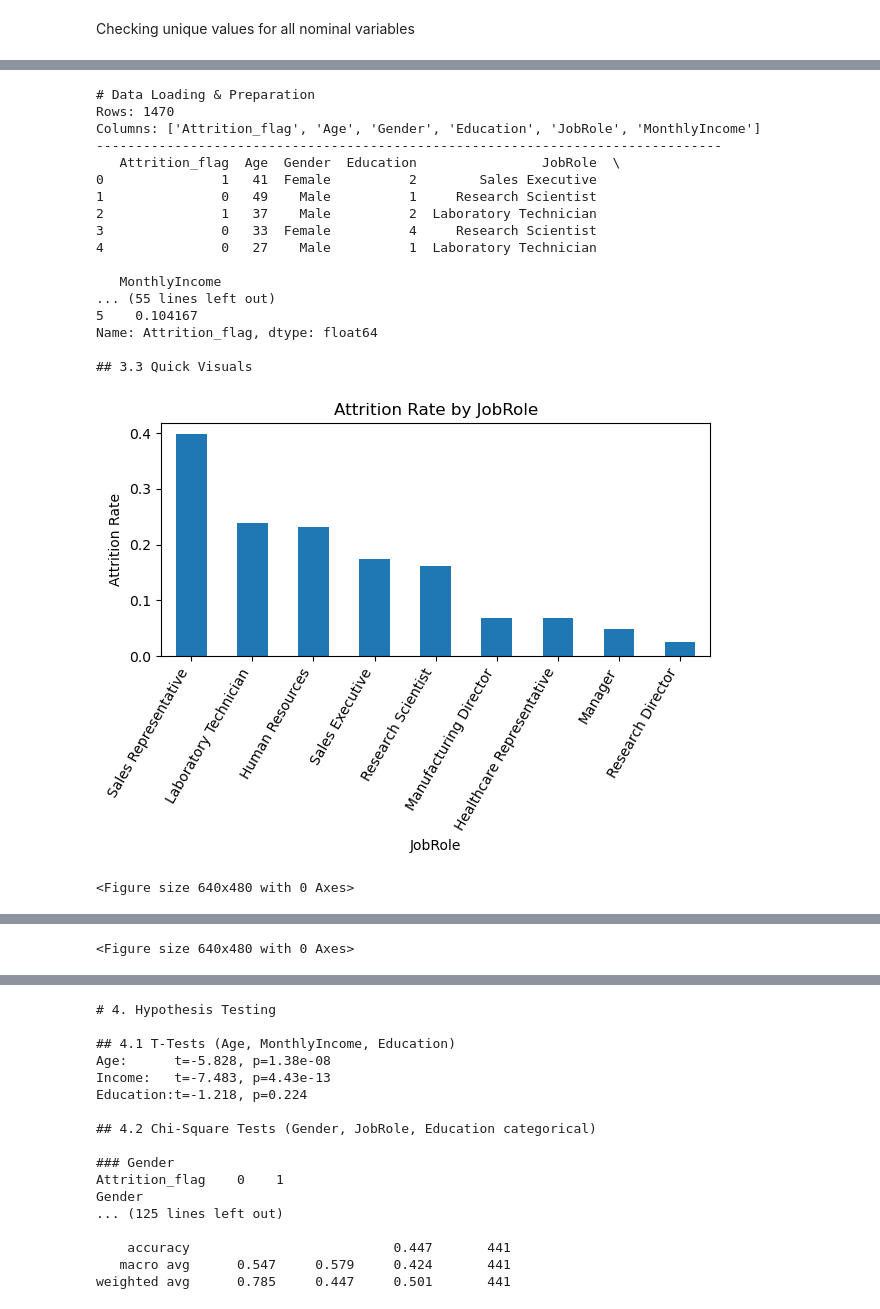
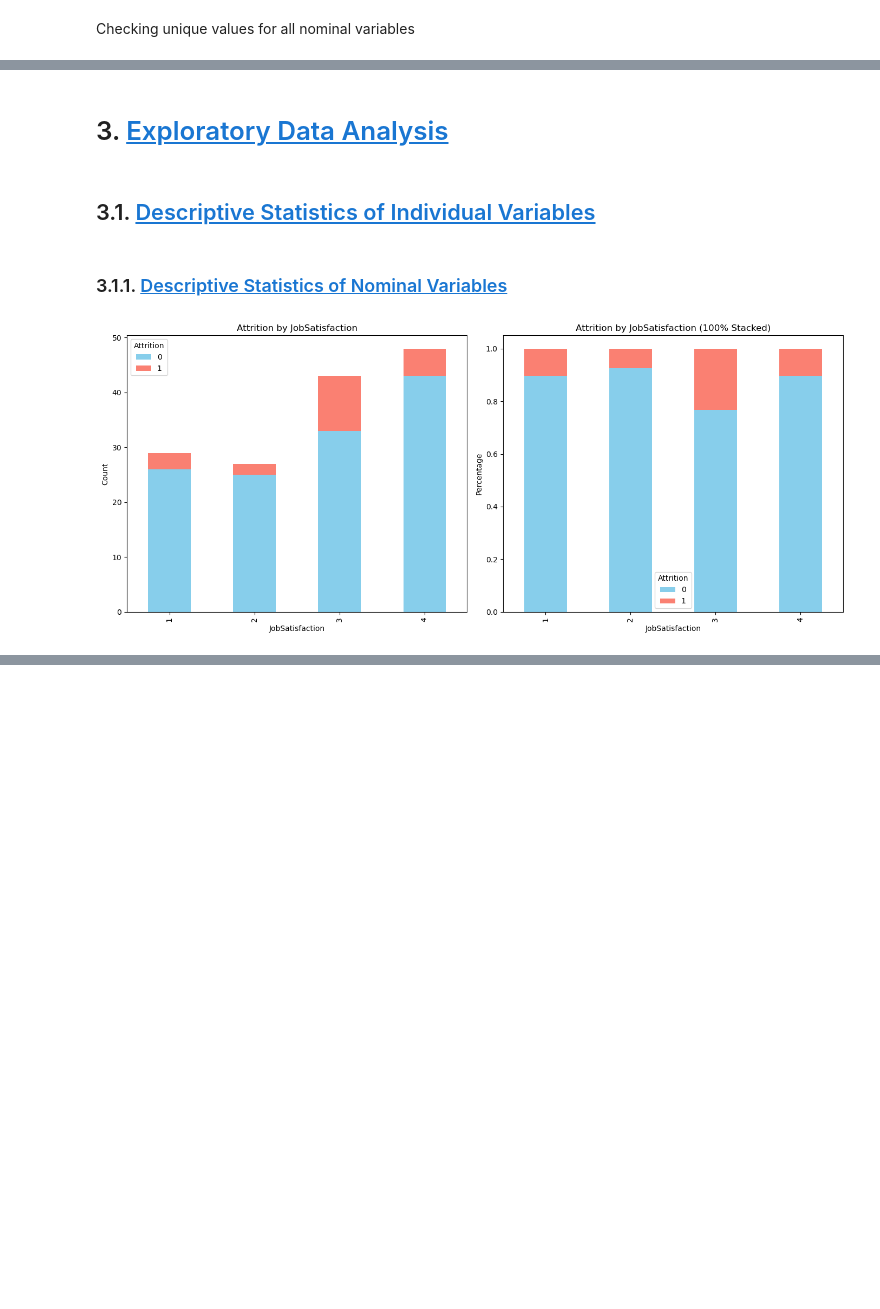
Before and after one commit to Niklasjkd/Assignment-B15, a Jupyter notebook: 2766_2526_assignment_1.ipynb, the cells around one changed output, grey strips where cells are left out. Saved outputs shown, nothing was run; the diff lists cells and outputs as text; code cells hidden in the pictures; blank space fills up the shorter version.

Commit message:
added beginning of descriptive statistics of nominal/continious variables

```diff
--- a/2766_2526_assignment_1.ipynb
+++ b/2766_2526_assignment_1.ipynb
@@ -176,8 +181,6 @@ FIXME: WEWRITE
 
 Next we will convert the binominal values to `0` and `1`, to be coherent
 # %%
-churn_df['international_plan'] = churn_df['international_plan'].map({'No': 0, 'Yes': 1})
-churn_df['voice_mail_plan'] = churn_df['voice_mail_plan'].map({'No': 0, 'Yes': 1})
-churn_df['area_code'] = churn_df['area_code'].map({408: "408", 415: "415", 510: "510"})
-churn_df['churn'] = churn_df['churn'].astype(int)
-churn_df.head()
+csv_data['Attrition'] = csv_data['Attrition'].map({'No': 0, 'Yes': 1})
+csv_data['OverTime'] = csv_data['OverTime'].map({'No': 0, 'Yes': 1})
+csv_data.head()
@@ -184,21 +195,34 @@ churn_df.head()
+# %% [markdown]
+# 3. <a id='toc3_'></a>[Exploratory Data Analysis](#toc0_)
+# %% [markdown]
+## 3.1. <a id='toc3_1_'></a>[Descriptive Statistics of Individual Variables](#toc0_)
+# %% [markdown]
+### 3.1.1. <a id='toc3_1_1_'></a>[Descriptive Statistics of Nominal Variables](#toc0_)
 # %%
+# REWRITE: Stacked bar graphs for churn counts by area code, voice mail plan, international plan, state and state region
+def bar_grouped_by_attrition(independent_variable):
+    fig, axes = plt.subplots(1, 2, figsize=(14, 6))
+
+    filtered_data = csv_data[(csv_data['EmployeeNumber'] >= 50) & (csv_data['EmployeeNumber'] <= 250)]
+
+    attrition_variable = filtered_data.groupby([independent_variable, 'Attrition']).size().unstack()
+    attrition_variable.plot(kind='bar', stacked=True, ax=axes[0], color=['skyblue', 'salmon'])
+    axes[0].set_title(f'Attrition by {independent_variable}')
+    axes[0].set_xlabel(f'{independent_variable}')
+    axes[0].set_ylabel('Count')
+    axes[0].legend(title='Attrition')
+
+    attrition_variable_pct = attrition_variable.div(attrition_variable.sum(axis=1), axis=0)
+    attrition_variable_pct.plot(kind='bar', stacked=True, color=['skyblue', 'salmon'], ax=axes[1])
+    axes[1].set_title(f'Attrition by {independent_variable} (100% Stacked)')
+    axes[1].set_xlabel(f'{independent_variable}')
+    axes[1].set_ylabel('Percentage')
+    axes[1].legend(title='Attrition')
+
+    plt.tight_layout()
+    plt.show()
+
+for i in ['JobSatisfaction', 'WorkLifeBalance', 'OverTime', 'Attrition']:
+    bar_grouped_by_attrition(i)
 # %% [output]
-# Data Loading & Preparation
-Rows: 1470
-Columns: ['Attrition_flag', 'Age', 'Gender', 'Education', 'JobRole', 'MonthlyIncome']
---------------------------------------------------------------------------------
-   Attrition_flag  Age  Gender  Education                JobRole  \
-0               1   41  Female          2        Sales Executive
-1               0   49    Male          1     Research Scientist
-2               1   37    Male          2  Laboratory Technician
-3               0   33  Female          4     Research Scientist
-4               0   27    Male          1  Laboratory Technician
-
-   MonthlyIncome
-... (55 lines left out)
-5    0.104167
-Name: Attrition_flag, dtype: float64
-
-## 3.3 Quick Visuals
-[figure, old version]
+[figure, new version]
-<Figure size 640x480 with 0 Axes>
@@ -206 +229,0 @@ Name: Attrition_flag, dtype: float64
-<Figure size 640x480 with 0 Axes>
@@ -208,17 +230,0 @@ Name: Attrition_flag, dtype: float64
-# 4. Hypothesis Testing
-
-## 4.1 T-Tests (Age, MonthlyIncome, Education)
-Age:      t=-5.828, p=1.38e-08
-Income:   t=-7.483, p=4.43e-13
-Education:t=-1.218, p=0.224
-
-## 4.2 Chi-Square Tests (Gender, JobRole, Education categorical)
-
-### Gender
-Attrition_flag    0    1
-Gender
-... (125 lines left out)
-
-    accuracy                          0.447       441
-   macro avg      0.547     0.579     0.424       441
-weighted avg      0.785     0.447     0.501       441
```
Also changed, not shown: parts of 14 cells of this notebook.
